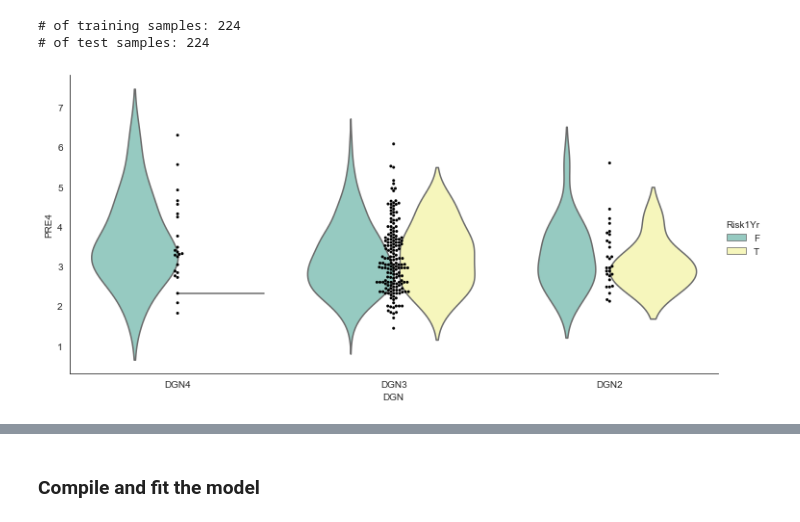
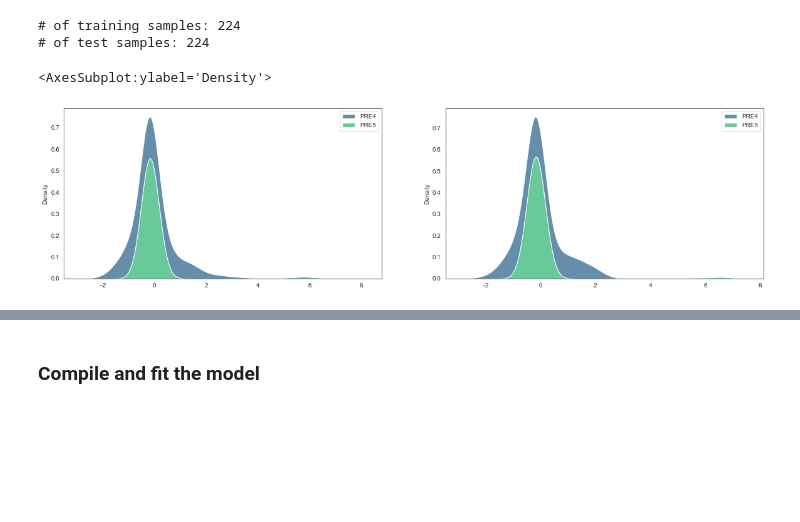
Before and after one commit to kgkeklikci/Normalizing-Flows, a Jupyter notebook: beta-vae-normalizing-flows/thoracic-surgery/beta-vae-iaf-thoracic-surgery.ipynb, the cells around one changed output, grey strips where cells are left out. Saved outputs shown, nothing was run; the diff lists cells and outputs as text; code cells hidden in the pictures; blank space fills up the shorter version.

Commit message:
corrected CI, changed pdf visuals for iaf[shift only included]

```diff
--- a/beta-vae-normalizing-flows/thoracic-surgery/beta-vae-iaf-thoracic-surgery.ipynb
+++ b/beta-vae-normalizing-flows/thoracic-surgery/beta-vae-iaf-thoracic-surgery.ipynb
@@ -201,6 +206,5 @@ X_test_prior = np.append(X_test.DGN.to_numpy().reshape(-1,1), scaler.inverse_tra
 # %%
-X_train_prior_visual = pd.DataFrame(X_train_prior, columns=keepdims)
 y_train.reset_index(drop=True, inplace=True)
-X_train_prior_visual['Risk1Yr'] = y_train
+X_train['Risk1Yr'] = y_train
 # %%
-X_train_prior_visual[keepdims[1:]] = X_train_prior_visual[keepdims[1:]].astype(np.float32)
+X_train[keepdims[1:]] = X_train[keepdims[1:]].astype(np.float32)
@@ -207,7 +214,8 @@ X_train_prior_visual[keepdims[1:]] = X_train_prior_visual[keepdims[1:]].astype(n
 # %%
-g = sns.catplot(x='DGN', y='PRE4', kind="violin", hue='Risk1Yr', data=X_train_prior_visual, inner=None, legend_out=True, doge=True, palette='Set3', aspect=2, ci=95)
-sns.swarmplot(x="DGN", y='PRE4', color="k", size=3, data=X_train_prior_visual, ax=g.ax)
-sns.despine()
+f, axs = plt.subplots(1,2, figsize=(20,5))
+sns.kdeplot(data=X_train, ax=axs[0], multiple="stack", palette='viridis')
+sns.kdeplot(data=X_test, ax=axs[1], multiple="stack", palette='viridis')
 # %% [output]
+<AxesSubplot:ylabel='Density'>
-[figure, old version]
+[figure, new version]
 # %%
```
Also changed, not shown: parts of 38 cells of this notebook, 7 other files.
